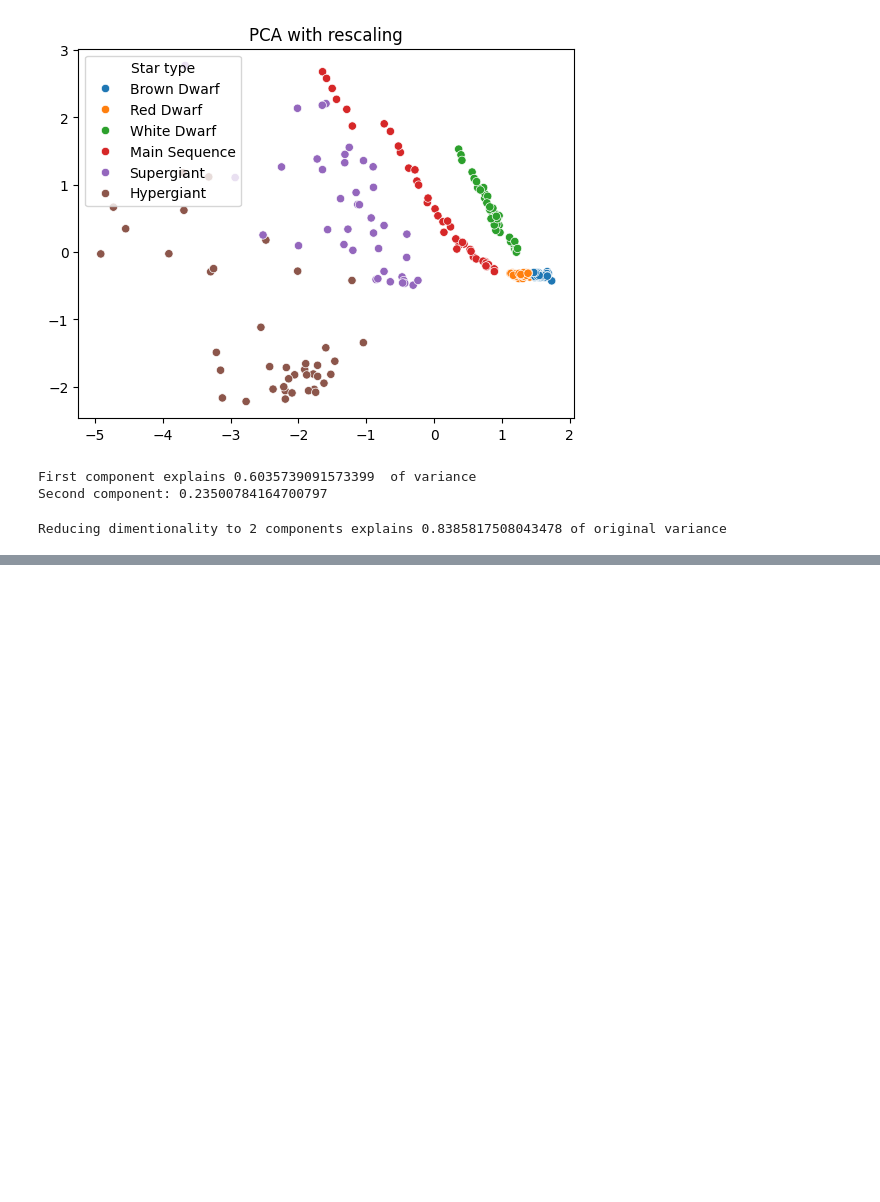
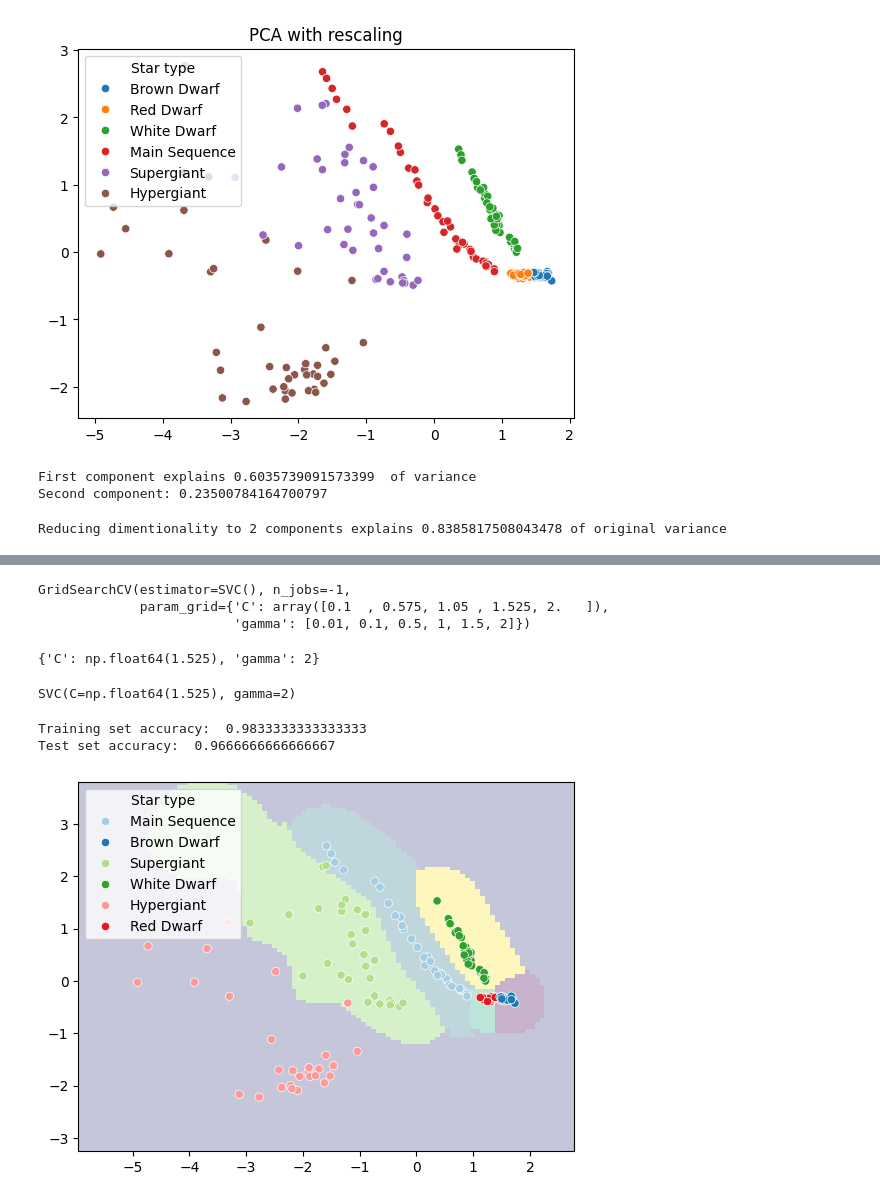
Before and after one commit to lisam10/astrostatistics_bicocca_2024, a Jupyter notebook: working/W15_HR-diagram.ipynb, the cells around one changed output, grey strips where cells are left out. Drawn from its saved outputs; the diff is of its cells as text; code cells hidden in the pictures; blank space fills up the shorter version.

```diff
--- a/working/W15_HR-diagram.ipynb
+++ b/working/W15_HR-diagram.ipynb
@@ -118,0 +126,27 @@ Reducing dimentionality to 2 components explains 0.8385817508043478 of original
+# %%
+y = df_stars['Star type']
+X_train, X_test, y_train, y_test = train_test_split(X_st, y, test_size=0.25, random_state=42)
+# %%
+svc = SVC(kernel='rbf')
+parameters={'C': np.linspace(0.1, 2, 5), 'gamma': [0.01, 0.1, 0.5, 1, 1.5, 2]}
+
+svc_cv = GridSearchCV(svc, param_grid=parameters, n_jobs=-1)
+svc_cv.fit(X_train, y_train)
+# %% [output]
+GridSearchCV(estimator=SVC(), n_jobs=-1,
+             param_grid={'C': array([0.1  , 0.575, 1.05 , 1.525, 2.   ]),
+                         'gamma': [0.01, 0.1, 0.5, 1, 1.5, 2]})
+# %%
+svc_cv.best_params_
+# %% [output]
+{'C': np.float64(1.525), 'gamma': 2}
+# %%
+model = svc_cv.best_estimator_
+model.fit(X_train, y_train)
+# %% [output]
+SVC(C=np.float64(1.525), gamma=2)
+# %%
+print('Training set accuracy: ', model.score(X_train, y_train), '\nTest set accuracy: ', model.score(X_test, y_test) )
+# %% [output]
+Training set accuracy:  0.9833333333333333
+Test set accuracy:  0.9666666666666667
@@ -118,0 +155,13 @@ Reducing dimentionality to 2 components explains 0.8385817508043478 of original
+# %%
+DecisionBoundaryDisplay.from_estimator(
+        estimator=model,
+        X=X_st,
+        response_method="predict",
+        plot_method="pcolormesh",
+        alpha=0.3,
+        multiclass_colors='Paired')
+
+sns.scatterplot(x=X_train[:, 0], y=X_train[:, 1], hue = y_train, palette='Paired')
+plt.show()
+# %% [output]
+[figure, added]
```
Also changed, not shown: parts of 3 cells of this notebook.
